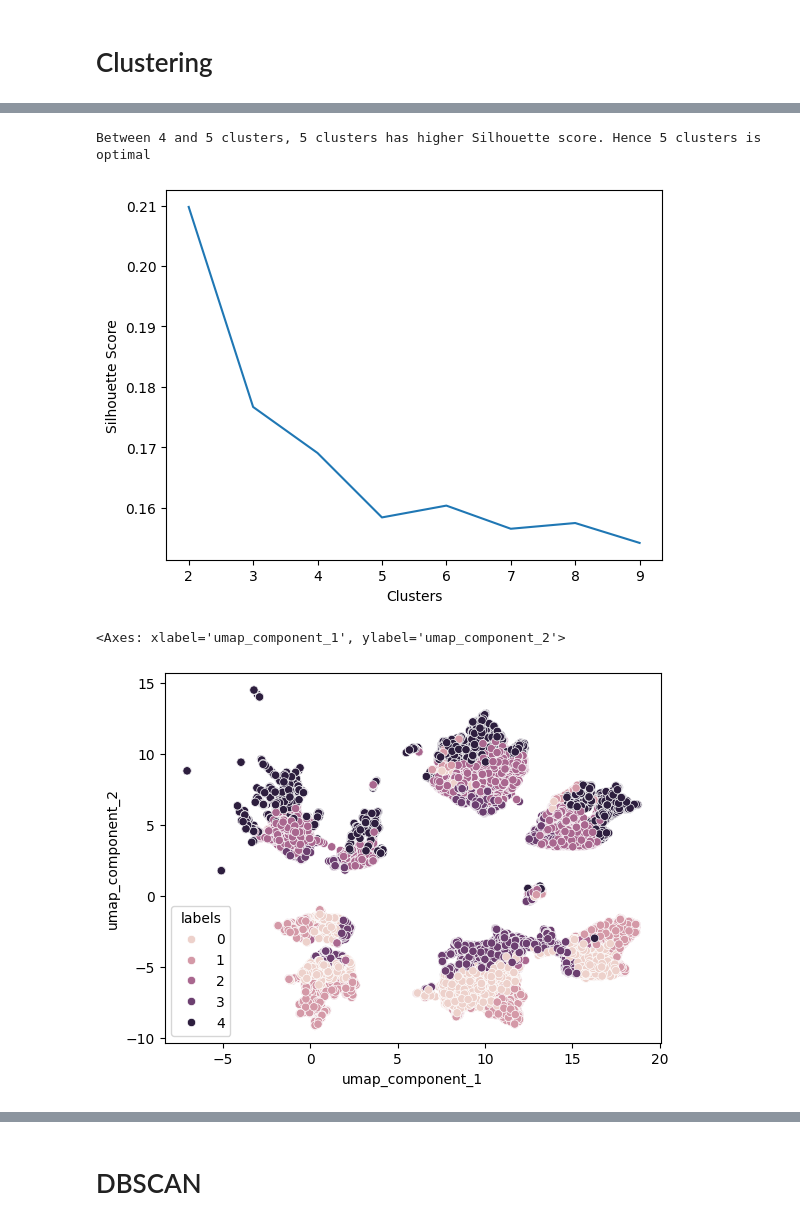
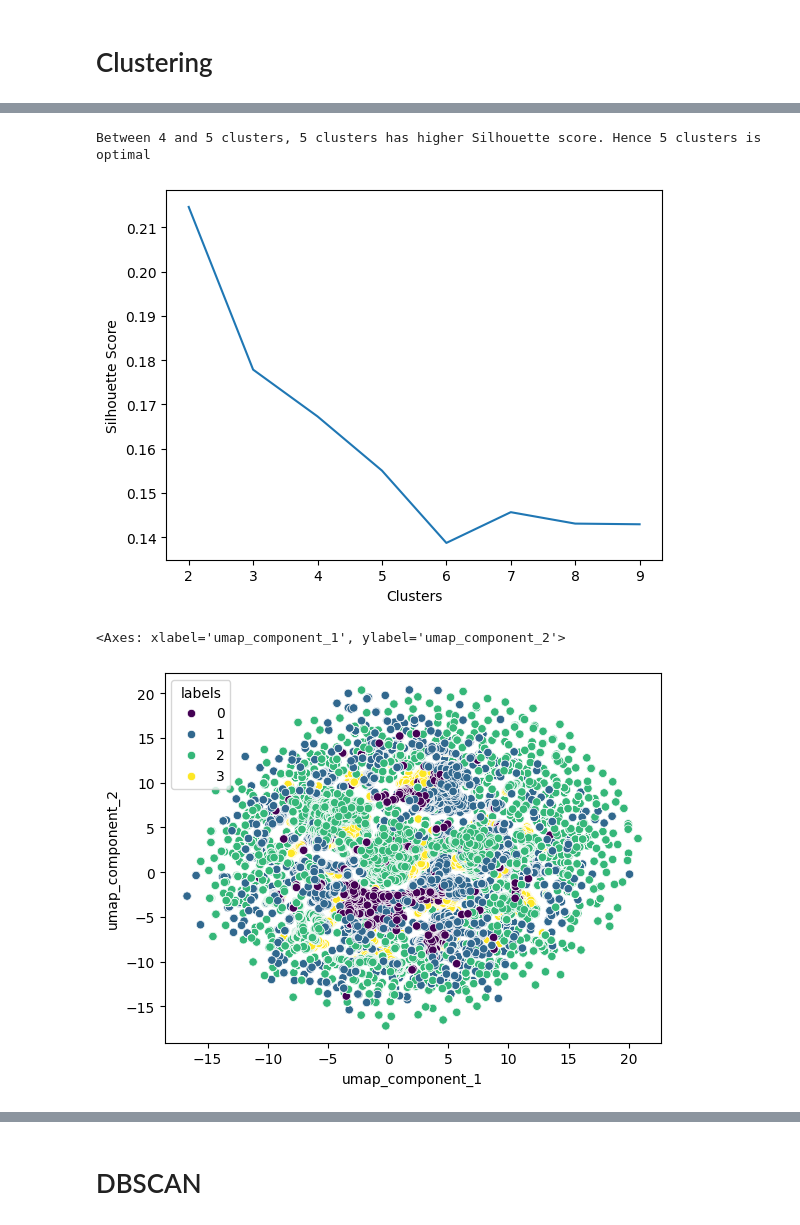
Before and after one commit to madhavpro3/DSML_casestudies, a Jupyter notebook: clustering.ipynb, the cells around one changed output, grey strips where cells are left out. Saved outputs shown, nothing was run; the diff lists cells and outputs as text; code cells hidden in the pictures.

```diff
--- a/clustering.ipynb
+++ b/clustering.ipynb
@@ -436,0 +522,5 @@ Text(0.5, 1.0, 'UMAP using a subset of data')
+# %%
+umap_components=np.load('/content/gdrive/My Drive/Colab Notebooks/UMAP_Fulldata.npy')
+
+plt.scatter(umap_components[:,0],umap_components[:,1])
+plt.title('UMAP using full data')
@@ -437,7 +530,7 @@ Text(0.5, 1.0, 'UMAP using a subset of data')
 # %% [markdown]
 # Clustering
 # %%
-KMeansobj=[KMeans(n_clusters=i).fit(X_sm) for i in range(1,10)]
+KMeansobj=[KMeans(n_clusters=i).fit(X_scaled) for i in range(1,10)]
 
 WCSS=[Kobj.inertia_ for Kobj in KMeansobj]
 # %%
@@ -453,6 +545,4 @@ Beyond 5 clusters gain in WCSS is low
 # %%
-from sklearn.metrics import silhouette_score
-
 sil_score=[silhouette_score(X_sm,kmeansobj.predict(X_sm)) for kmeansobj in KMeansobj[1:]]
 
 plt.plot(range(2,10),sil_score)
@@ -461,14 +551,14 @@ plt.ylabel('Silhouette Score')
 print('Between 4 and 5 clusters, 5 clusters has higher Silhouette score. Hence 5 clusters is optimal')
 # %% [output]
 Between 4 and 5 clusters, 5 clusters has higher Silhouette score. Hence 5 clusters is optimal
-[figure, old version]
+[figure, new version]
 # %%
 
 Kmeans_with_umap=pd.DataFrame(umap_components,columns=['umap_component_1','umap_component_2'])
-Kmeans_with_umap['labels']=KMeansobj[4].labels_
+Kmeans_with_umap['labels']=KMeansobj[3].labels_
 Kmeans_with_umap.head()
 
-sns.scatterplot(data=Kmeans_with_umap,x='umap_component_1',y='umap_component_2',hue='labels')
+sns.scatterplot(data=Kmeans_with_umap,x='umap_component_1',y='umap_component_2',hue='labels',palette='viridis')
 # %% [output]
 <Axes: xlabel='umap_component_1', ylabel='umap_component_2'>
-[figure, old version]
+[figure, new version]
```
Also changed, not shown: parts of 73 cells of this notebook.
